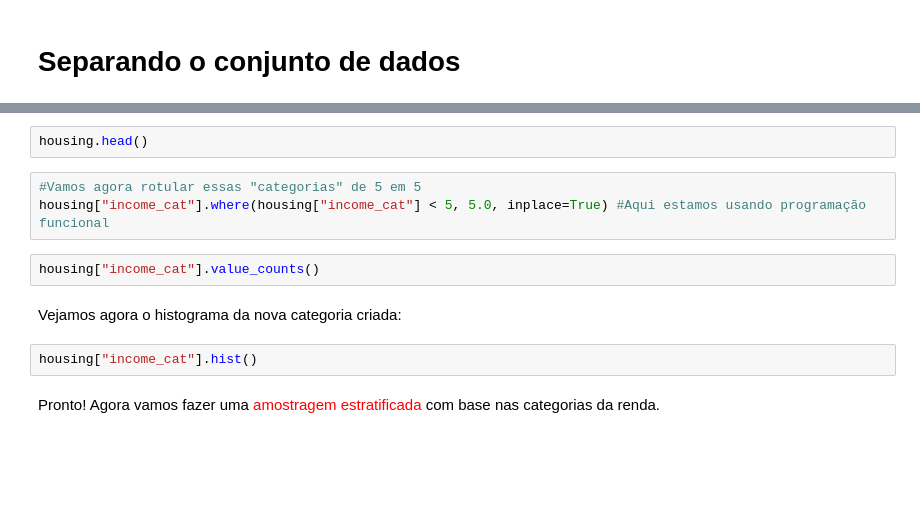
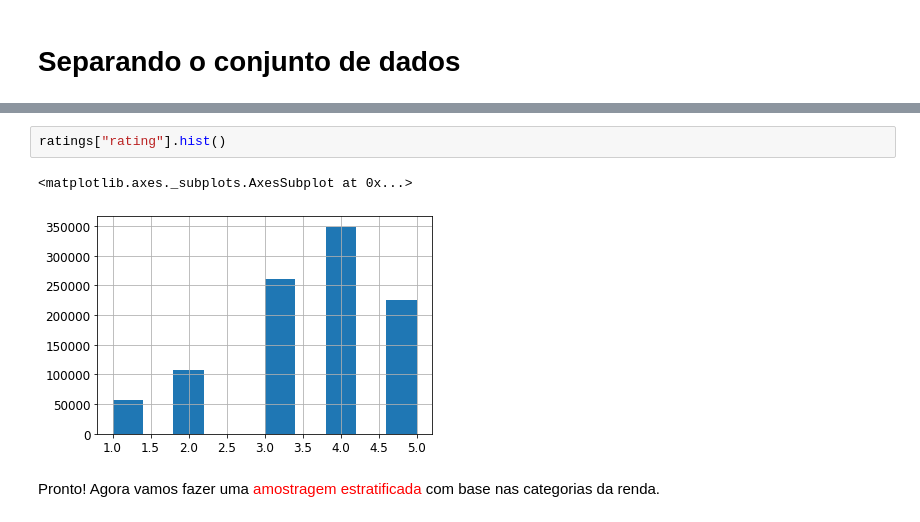
Before and after one commit to juarezsacenti/kg-summ-rec, a Jupyter notebook: AED/aed-ml1m.ipynb, the cells around one changed output, grey strips where cells are left out. Cells and saved outputs as stored; diff of their text form; blank space fills up the shorter version.

```diff
--- a/AED/aed-ml1m.ipynb
+++ b/AED/aed-ml1m.ipynb
@@ -366,14 +534,8 @@ Acabamos de criar uma nova coluna "income-cat". Vejamos:
-# %%
-housing.head()
-# %%
-#Vamos agora rotular essas "categorias" de 5 em 5
-housing["income_cat"].where(housing["income_cat"] < 5, 5.0, inplace=True) #Aqui estamos usando programação funcional
-# %%
-housing["income_cat"].value_counts()
-# %% [markdown]
-Vejamos agora o histograma da nova categoria criada:
-# %%
-housing["income_cat"].hist()
+# %%
+ratings["rating"].hist()
+# %% [output]
+<matplotlib.axes._subplots.AxesSubplot at 0x...>
+[figure, added]
 # %% [markdown]
 Pronto! Agora vamos fazer uma <font color='red'>amostragem estratificada</font> com base nas categorias da renda.
 # %%
```
Also changed, not shown: parts of 32 cells of this notebook, 1 other file.
